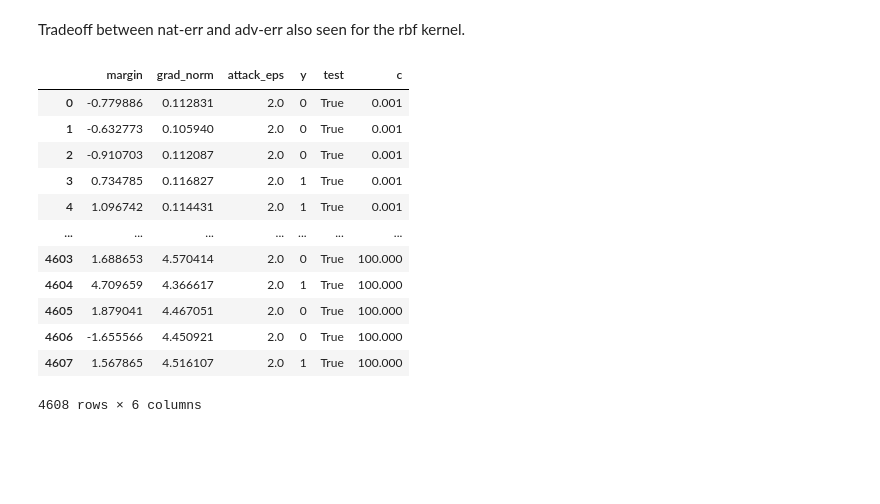
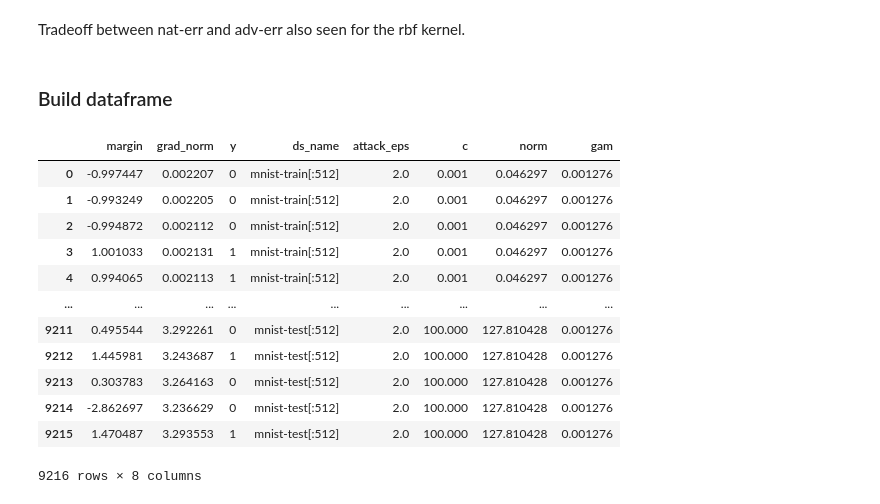
Before and after one commit to GilgameshxZero/adversarial-ntks, a Jupyter notebook: notebooks/svm/svm-tradeoff.ipynb, the cells around one changed output. Cells and saved outputs as stored; diff of their text form; code cells hidden in the pictures; blank space fills up the shorter version.

```diff
--- a/notebooks/svm/svm-tradeoff.ipynb
+++ b/notebooks/svm/svm-tradeoff.ipynb
@@ -162,7 +167,7 @@ def eval_clf(
     ))
     if verbose: print_dict(res_dict)
 
-    res_dict["norm"] = float(jthunder.norm(clf))
+    res_dict["norm"] = np.sqrt(jthunder.norm2(clf))
     if verbose: print(f"norm={res_dict['norm']}")
 
     res_dict["ds_results"] = []
@@ -378,0 +288,17 @@ plt.legend(bbox_to_anchor=(1, 0), loc='lower left', ncol=1);
+# %%
+res_dfs = []
+for res_dict in RESULTS["svm-linear"]:
+    for ds_dict in res_dict["ds_results"]:
+        cur_df = pd.DataFrame(dict(
+            margin=ds_dict["sfmargs"],
+            grad_norm=ds_dict["grad_norms"],
+            y=ds_dict["ys"],
+            ds_name=ds_dict["ds_name"],
+            attack_eps=res_dict["attack_eps"],
+            c=res_dict["c"],
+            norm=res_dict["norm"]
+        ))
+        res_dfs.append(cur_df)
+
+df = pd.concat(res_dfs, ignore_index=True)
+df
@@ -457,31 +454,36 @@ plt.ylim(0.9, 1.01);
 # %% [markdown]
 Tradeoff between nat-err and adv-err also seen for the rbf kernel.
+# %% [markdown]
+### Build dataframe
 # %%
 res_dfs = []
 for res_dict in RESULTS["svm-rbf"]:
-    cur_df = pd.DataFrame(dict(
-        margin=res_dict["test_margins"],
-        grad_norm=res_dict["test_grad_norms"],
-        attack_eps=res_dict["attack_eps"],
-        y=res_dict["test_ys"],
-        test=True,
-        c=res_dict["c"]
-    ))
-    res_dfs.append(cur_df)
+    for ds_dict in res_dict["ds_results"]:
+        cur_df = pd.DataFrame(dict(
+            margin=ds_dict["sfmargs"],
+            grad_norm=ds_dict["grad_norms"],
+            y=ds_dict["ys"],
+            ds_name=ds_dict["ds_name"],
+            attack_eps=res_dict["attack_eps"],
+            c=res_dict["c"],
+            norm=res_dict["norm"],
+            gam=res_dict["gam"],
+        ))
+        res_dfs.append(cur_df)
 
-svm_df = pd.concat(res_dfs, ignore_index=True)
-svm_df
+df = pd.concat(res_dfs, ignore_index=True)
+df
 # %% [output]
-|  | margin | grad_norm | attack_eps | y | test | c |
-| 0 | -0.779886 | 0.112831 | 2.0 | 0 | True | 0.001 |
-| 1 | -0.632773 | 0.105940 | 2.0 | 0 | True | 0.001 |
-| 2 | -0.910703 | 0.112087 | 2.0 | 0 | True | 0.001 |
-| 3 | 0.734785 | 0.116827 | 2.0 | 1 | True | 0.001 |
-| 4 | 1.096742 | 0.114431 | 2.0 | 1 | True | 0.001 |
-| ... | ... | ... | ... | ... | ... | ... |
-| 4603 | 1.688653 | 4.570414 | 2.0 | 0 | True | 100.000 |
-| 4604 | 4.709659 | 4.366617 | 2.0 | 1 | True | 100.000 |
-| 4605 | 1.879041 | 4.467051 | 2.0 | 0 | True | 100.000 |
-| 4606 | -1.655566 | 4.450921 | 2.0 | 0 | True | 100.000 |
-| 4607 | 1.567865 | 4.516107 | 2.0 | 1 | True | 100.000 |
+|  | margin | grad_norm | y | ds_name | attack_eps | c | norm | gam |
+| 0 | -0.997447 | 0.002207 | 0 | mnist-train[:512] | 2.0 | 0.001 | 0.046297 | 0.001276 |
+| 1 | -0.993249 | 0.002205 | 0 | mnist-train[:512] | 2.0 | 0.001 | 0.046297 | 0.001276 |
+| 2 | -0.994872 | 0.002112 | 0 | mnist-train[:512] | 2.0 | 0.001 | 0.046297 | 0.001276 |
+| 3 | 1.001033 | 0.002131 | 1 | mnist-train[:512] | 2.0 | 0.001 | 0.046297 | 0.001276 |
+| 4 | 0.994065 | 0.002113 | 1 | mnist-train[:512] | 2.0 | 0.001 | 0.046297 | 0.001276 |
+| ... | ... | ... | ... | ... | ... | ... | ... | ... |
+| 9211 | 0.495544 | 3.292261 | 0 | mnist-test[:512] | 2.0 | 100.000 | 127.810428 | 0.001276 |
+| 9212 | 1.445981 | 3.243687 | 1 | mnist-test[:512] | 2.0 | 100.000 | 127.810428 | 0.001276 |
+| 9213 | 0.303783 | 3.264163 | 0 | mnist-test[:512] | 2.0 | 100.000 | 127.810428 | 0.001276 |
+| 9214 | -2.862697 | 3.236629 | 0 | mnist-test[:512] | 2.0 | 100.000 | 127.810428 | 0.001276 |
+| 9215 | 1.470487 | 3.293553 | 1 | mnist-test[:512] | 2.0 | 100.000 | 127.810428 | 0.001276 |
-4608 rows × 6 columns
+9216 rows × 8 columns
```
Also changed, not shown: parts of 33 cells of this notebook.
